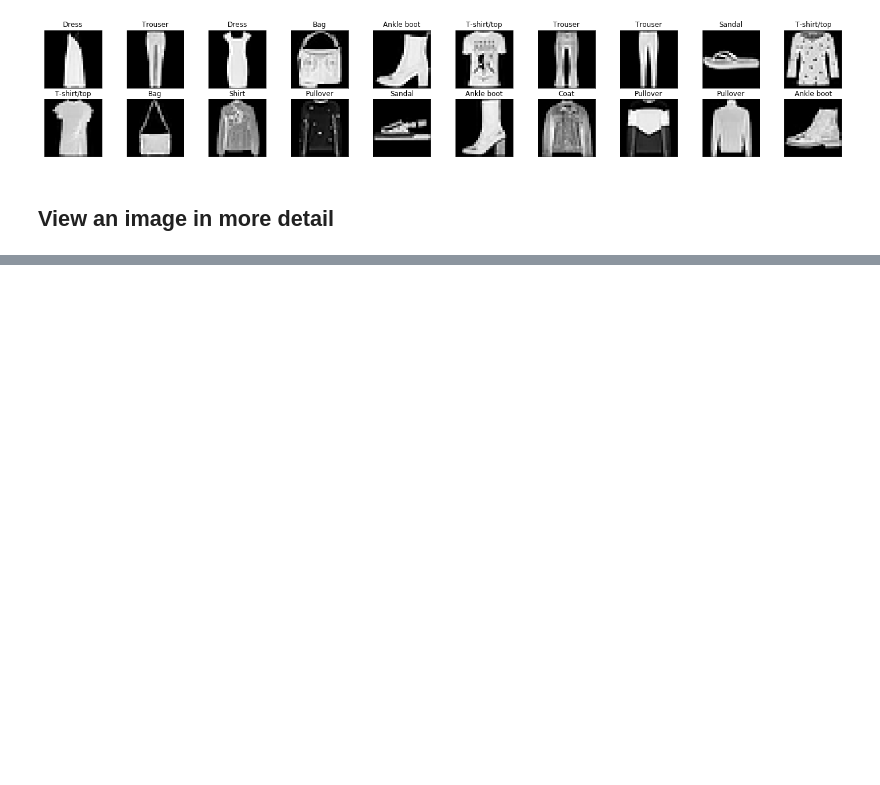
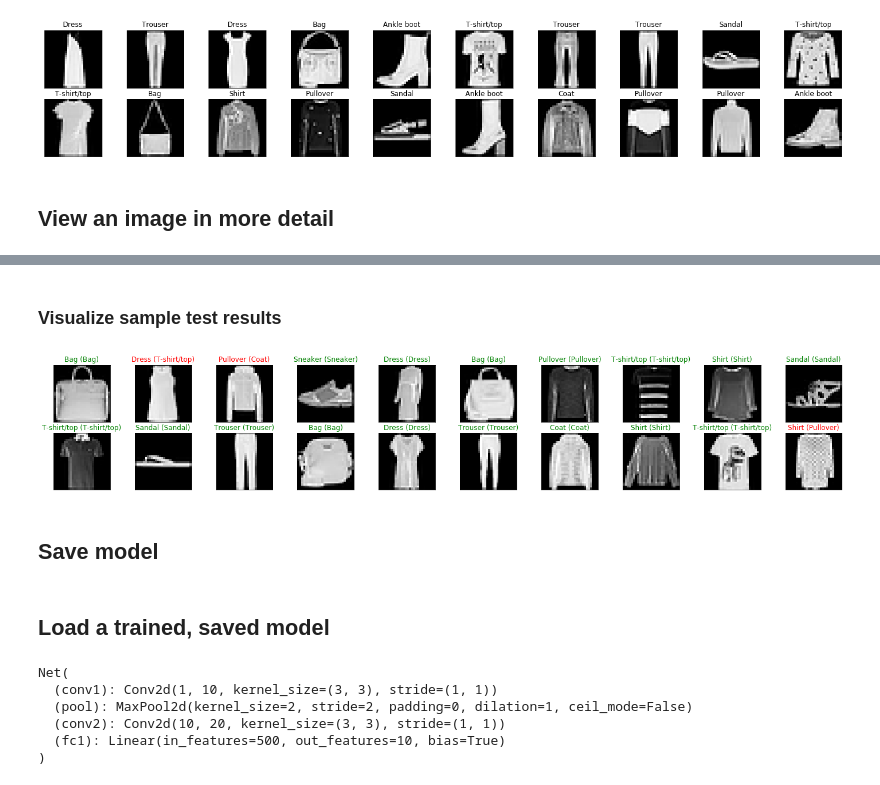
Before and after one commit to betogaona7/computer_vision, a Jupyter notebook: FashionMNIST-classifier.ipynb, the cells around one changed output, grey strips where cells are left out. Drawn from its saved outputs; the diff is of its cells as text; code cells hidden in the pictures; blank space fills up the shorter version.

```diff
--- a/FashionMNIST-classifier.ipynb
+++ b/FashionMNIST-classifier.ipynb
@@ -38,6 +41,7 @@ Train data, number of images:  60000
 batch_size = 20
 # DataLoader is an iterator
 train_loader = DataLoader(train_data, batch_size=batch_size, shuffle=True)
+test_loader = DataLoader(test_data, batch_size=batch_size, shuffle=True)
 
 # Specify the image classes
 classes =['T-shirt/top', 'Trouser', 'Pullover', 'Dress', 'Coat', 'Sandal', 'Shirt', 'Sneaker', 'Bag', 'Ankle boot']
@@ -81,0 +88,27 @@ for x in range(width):
+# %%
+class Net(nn.Module):
+    def __init__(self):
+        super(Net, self).__init__()
+        # 1 input image channel (grayscale, 10 ouput channels, 3x3 convolution kernel)
+        self.conv1 = nn.Conv2d(1, 10, 3)
+        self.pool = nn.MaxPool2d(2, 2)
+        # output size = (W-F)/S +1 = (28-3)/1 +1 = 26, so output dimensions are (10, 26, 26)
+        # after another pool layer this becomes (20, 5 5)
+        self.conv2 = nn.Conv2d(10, 20, 3)
+        self.fc1 = nn.Linear(20*5*5, 50)
+        self.fc1_dropout = nn.Dropout(p=0.3)
+        self.fc2 = nn.Linear(50, 10)
+
+    def forward(self, x):
+        x = self.pool(F.relu(self.conv1(x)))
+        x = self.pool(F.relu(self.conv2(x)))
+        x = x.view(x.size(0), -1)
+        x = F.relu(self.fc1(x))
+        x = self.fc1_dropout(x)
+        x = self.fc2(x)
+        # Apply softmax function to get a distribution of class scores
+        x = F.log_softmax(x, dim=1)
+        return x
+
+net = Net()
+print(net)
@@ -81,0 +278,21 @@ for x in range(width):
+# %% [markdown]
+### Visualize sample test results
+# %%
+# obtain one batch of test images
+dataiter = iter(test_loader)
+images, labels = dataiter.next()
+# get predictions
+preds = np.squeeze(net(images).data.max(1, keepdim=True)[1].numpy())
+images = images.numpy()
+
+# plot the images in the batch, along with predicted and true labels
+fig = plt.figure(figsize=(25, 4))
+for idx in np.arange(batch_size):
+    ax = fig.add_subplot(2, batch_size/2, idx+1, xticks=[], yticks=[])
+    ax.imshow(np.squeeze(images[idx]), cmap='gray')
+    ax.set_title("{} ({})".format(classes[preds[idx]], classes[labels[idx]]),
+                 color=("green" if preds[idx]==labels[idx] else "red"))
+# %% [output]
+[figure, added]
+# %% [markdown]
+## Save model
@@ -81,0 +304,15 @@ for x in range(width):
+# %% [markdown]
+## Load a trained, saved model
+# %%
+# instantiate the Net (class defined above)
+net = Net()
+# Load the net parameters
+net.load_state_dict(torch.load(model_dir+model_name))
+print(net)
+# %% [output]
+Net(
+  (conv1): Conv2d(1, 10, kernel_size=(3, 3), stride=(1, 1))
+  (pool): MaxPool2d(kernel_size=2, stride=2, padding=0, dilation=1, ceil_mode=False)
+  (conv2): Conv2d(10, 20, kernel_size=(3, 3), stride=(1, 1))
+  (fc1): Linear(in_features=500, out_features=10, bias=True)
+)
```
Also changed, not shown: parts of 16 cells of this notebook.
